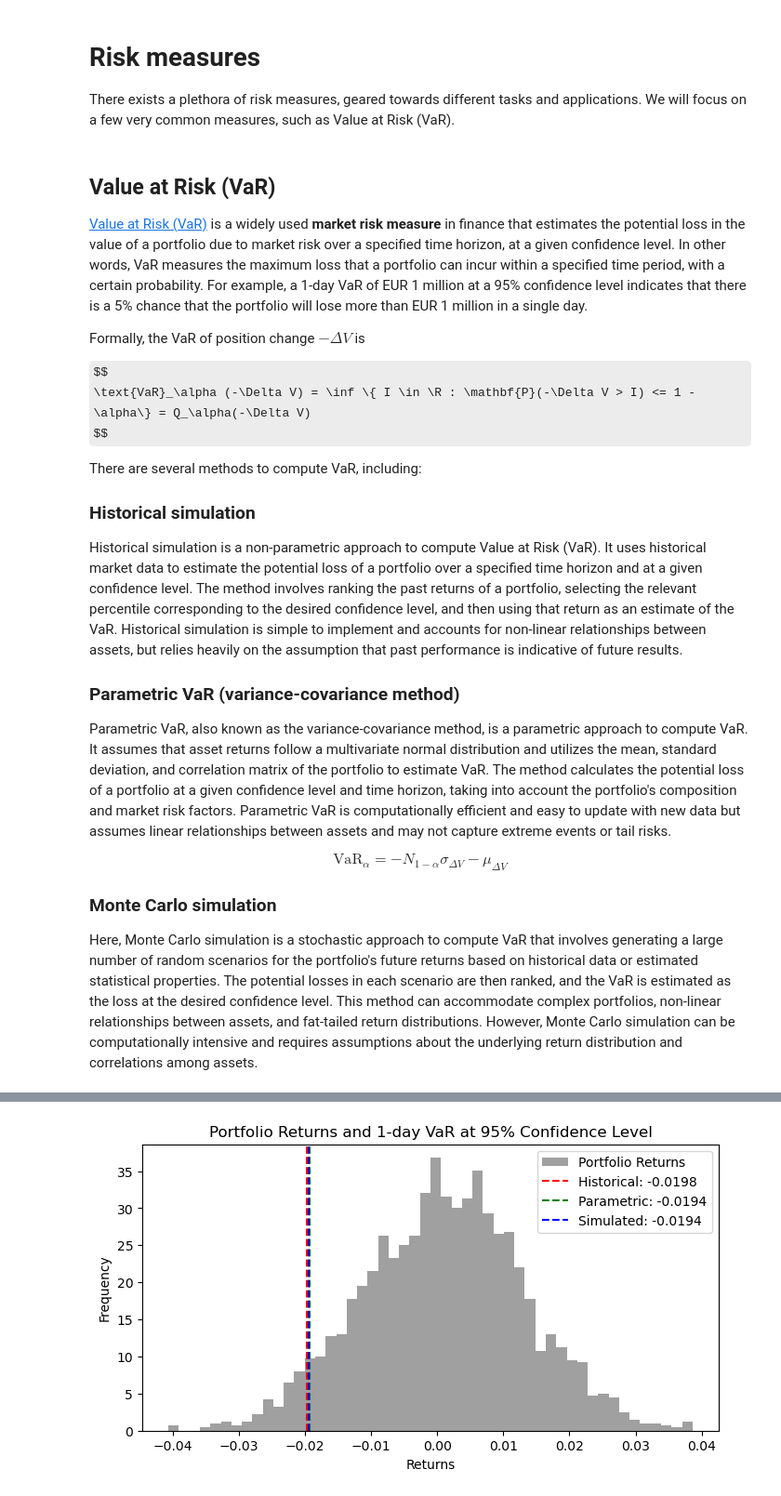
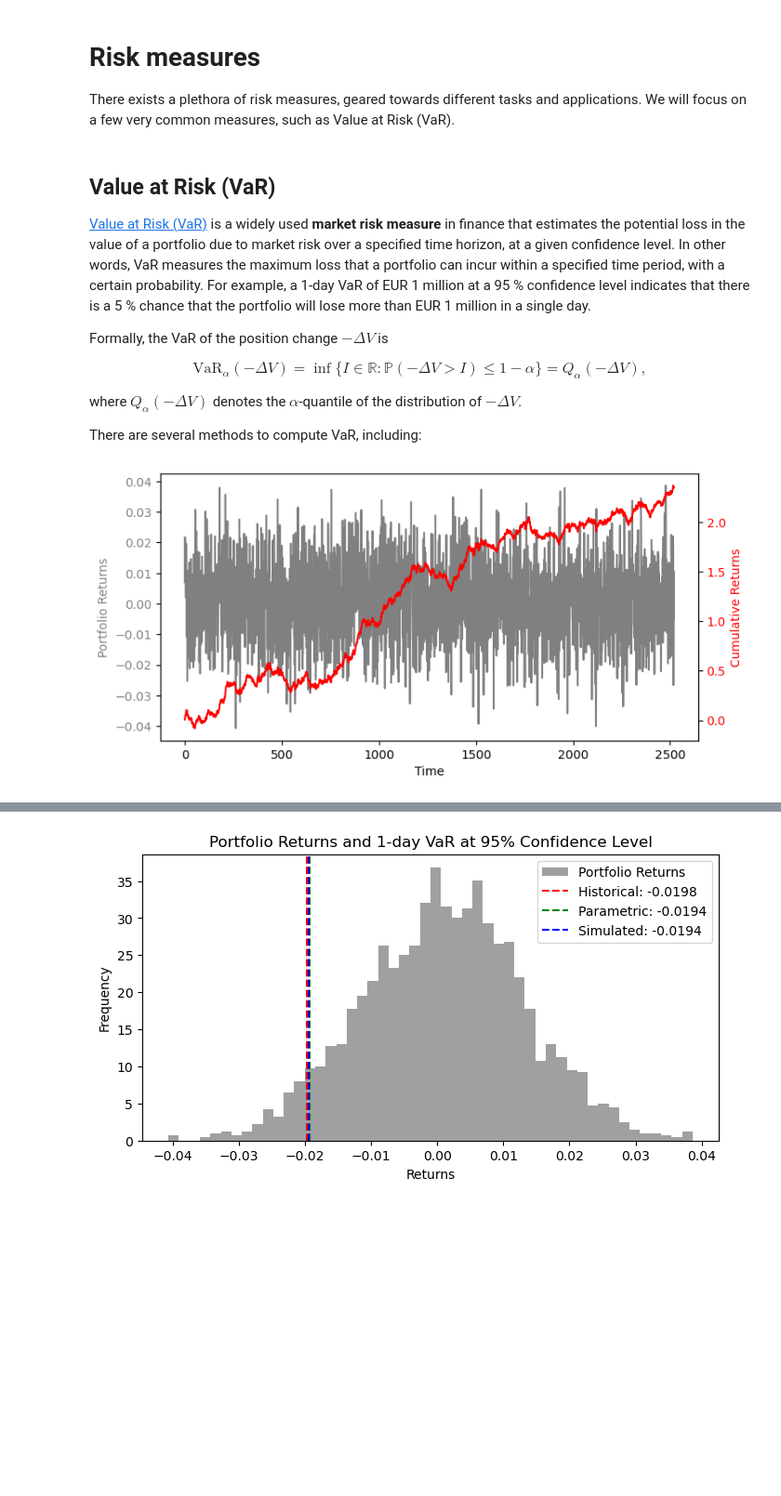
Before and after one commit to ireneundiandeye/FinancialDataAnalytics, a Jupyter notebook: slides_pt2.ipynb, the cells around one changed output, grey strips where cells are left out. Shown at 93% size. Drawn from its saved outputs; the diff is of its cells as text; code cells hidden in the pictures; some formulas as TeX source; blank space fills up the shorter version.

```diff
--- a/slides_pt2.ipynb
+++ b/slides_pt2.ipynb
@@ -620,29 +622,17 @@ There exists a plethora of risk measures, geared towards different tasks and app
 # %% [markdown]
 ## Value at Risk (VaR)
 
-[Value at Risk (VaR)](https://en.wikipedia.org/wiki/Value_at_risk) is a widely used **market risk measure** in finance that estimates the potential loss in the value of a portfolio due to market risk over a specified time horizon, at a given confidence level. In other words, VaR measures the maximum loss that a portfolio can incur within a specified time period, with a certain probability. For example, a 1-day VaR of EUR 1 million at a 95% confidence level indicates that there is a 5% chance that the portfolio will lose more than EUR 1 million in a single day.
+[Value at Risk (VaR)](https://en.wikipedia.org/wiki/Value_at-risk) is a widely used **market risk measure** in finance that estimates the potential loss in the value of a portfolio due to market risk over a specified time horizon, at a given confidence level. In other words, VaR measures the maximum loss that a portfolio can incur within a specified time period, with a certain probability. For example, a 1‑day VaR of EUR 1 million at a 95 % confidence level indicates that there is a 5 % chance that the portfolio will lose more than EUR 1 million in a single day.
 
-Formally, the VaR of position change $-\Delta V$ is
+Formally, the VaR of the position change $-\Delta V$ is
 
 $$
-\text{VaR}_\alpha (-\Delta V) = \inf \{ I \in \R : \mathbf{P}(-\Delta V > I) <= 1 - \alpha\} = Q_\alpha(-\Delta V)
+\mathrm{VaR}_\alpha(-\Delta V)
+= \inf \bigl\{ I \in \mathbb{R} : \mathbb{P}(-\Delta V > I) \le 1 - \alpha \bigr\}
+= Q_\alpha(-\Delta V),
 $$
 
+where $Q_\alpha(-\Delta V)$ denotes the $\alpha$‑quantile of the distribution of $-\Delta V$.
+
 There are several methods to compute VaR, including:
-
-### Historical simulation
-
-Historical simulation is a non-parametric approach to compute Value at Risk (VaR). It uses historical market data to estimate the potential loss of a portfolio over a specified time horizon and at a given confidence level. The method involves ranking the past returns of a portfolio, selecting the relevant percentile corresponding to the desired confidence level, and then using that return as an estimate of the VaR. Historical simulation is simple to implement and accounts for non-linear relationships between assets, but relies heavily on the assumption that past performance is indicative of future results.
-
-### Parametric VaR (variance-covariance method)
-
-Parametric VaR, also known as the variance-covariance method, is a parametric approach to compute VaR. It assumes that asset returns follow a multivariate normal distribution and utilizes the mean, standard deviation, and correlation matrix of the portfolio to estimate VaR. The method calculates the potential loss of a portfolio at a given confidence level and time horizon, taking into account the portfolio's composition and market risk factors. Parametric VaR is computationally efficient and easy to update with new data but assumes linear relationships between assets and may not capture extreme events or tail risks.
-
-$$
-\text{VaR}_\alpha = -N_{1-\alpha} \sigma_{\Delta V} - \mu_{\Delta V}
-$$
-
-### Monte Carlo simulation
-
-Here, Monte Carlo simulation is a stochastic approach to compute VaR that involves generating a large number of random scenarios for the portfolio's future returns based on historical data or estimated statistical properties. The potential losses in each scenario are then ranked, and the VaR is estimated as the loss at the desired confidence level. This method can accommodate complex portfolios, non-linear relationships between assets, and fat-tailed return distributions. However, Monte Carlo simulation can be computationally intensive and requires assumptions about the underlying return distribution and correlations among assets.
 # %%
@@ -660,3 +647,24 @@ returns = pd.DataFrame({'A': returns_A, 'B': returns_B})
 weights = np.array([0.5, 0.5])
 # Calculate portfolio returns
 portfolio_returns = returns.dot(weights)
+# %%
+# Create a figure with two y-axes
+fig_portfolio, ax1 = plt.subplots(figsize=(8, 4))
+# Plot portfolio returns on the left y-axis
+ax1.plot(portfolio_returns.index, portfolio_returns, color='grey', label='Portfolio Returns')
+ax1.set_xlabel('Time')
+ax1.set_ylabel('Portfolio Returns', color='grey')
+ax1.tick_params(axis='y', labelcolor='grey')
+# Create a second y-axis for cumulative returns
+ax2 = ax1.twinx()
+ax2.plot(cumulative_returns.index, portfolio_returns.cumsum(), color='red', label='Cumulative Returns')
+ax2.set_ylabel('Cumulative Returns', color='red')
+ax2.tick_params(axis='y', labelcolor='red')
+# Add a title and legend
+fig.suptitle('Portfolio Returns')
+fig.tight_layout()
+plt.close()
+# %%
+display(fig_portfolio)
+# %% [output]
+[figure, added]
```
Also changed, not shown: parts of 30 cells of this notebook.
